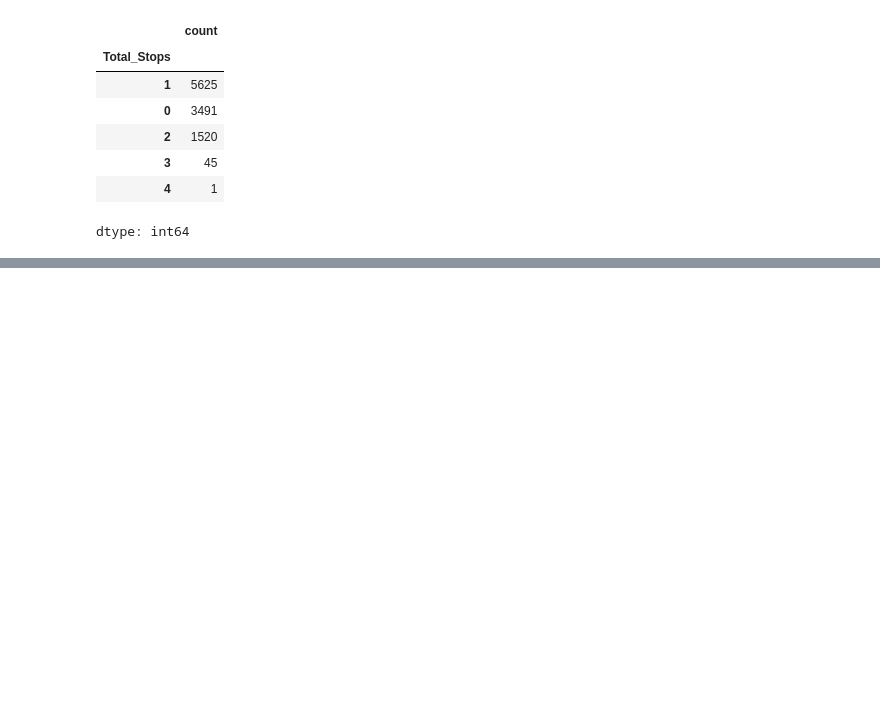
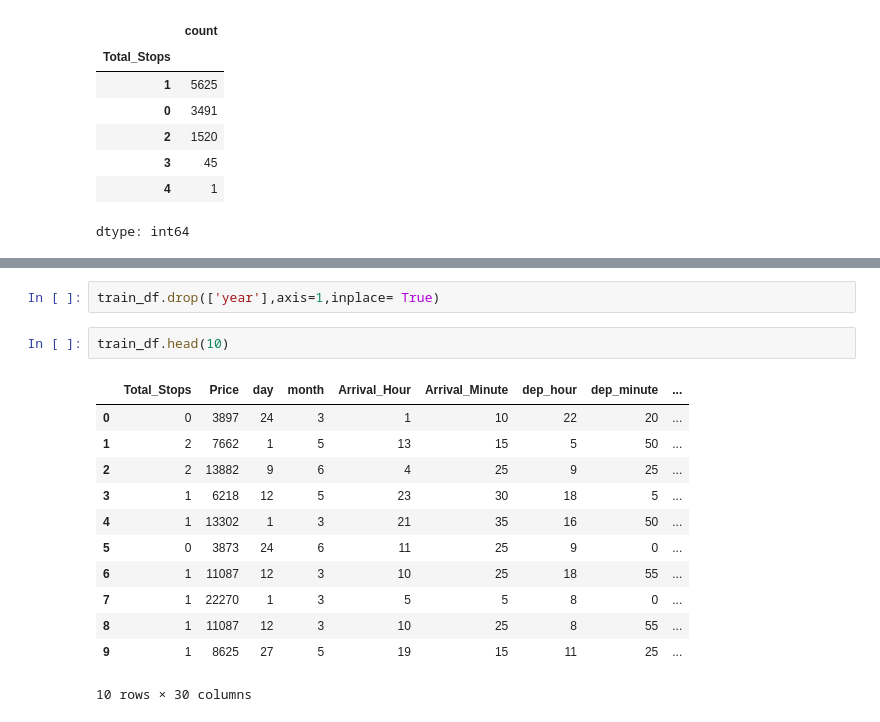
Before and after one commit to vinodvicki/Flight-Flare-predictions-, a Jupyter notebook: Untitled6.ipynb, the cells around one changed output, grey strips where cells are left out. Saved outputs shown, nothing was run; the diff lists cells and outputs as text; blank space fills up the shorter version.

```diff
--- a/Untitled6.ipynb
+++ b/Untitled6.ipynb
@@ -275,0 +295,17 @@ pd.get_dummies(train_df['Airline'],train_df['Destination'], train_df['Source'] ,
+# %%
+train_df.drop(['year'],axis=1,inplace= True)
+# %%
+train_df.head(10)
+# %% [output]
+|  | Total_Stops | Price | day | month | Arrival_Hour | Arrival_Minute | dep_hour | dep_minute | ... |
+| 0 | 0 | 3897 | 24 | 3 | 1 | 10 | 22 | 20 | ... |
+| 1 | 2 | 7662 | 1 | 5 | 13 | 15 | 5 | 50 | ... |
+| 2 | 2 | 13882 | 9 | 6 | 4 | 25 | 9 | 25 | ... |
+| 3 | 1 | 6218 | 12 | 5 | 23 | 30 | 18 | 5 | ... |
+| 4 | 1 | 13302 | 1 | 3 | 21 | 35 | 16 | 50 | ... |
+| 5 | 0 | 3873 | 24 | 6 | 11 | 25 | 9 | 0 | ... |
+| 6 | 1 | 11087 | 12 | 3 | 10 | 25 | 18 | 55 | ... |
+| 7 | 1 | 22270 | 1 | 3 | 5 | 5 | 8 | 0 | ... |
+| 8 | 1 | 11087 | 12 | 3 | 10 | 25 | 8 | 55 | ... |
+| 9 | 1 | 8625 | 27 | 5 | 19 | 15 | 11 | 25 | ... |
+10 rows × 30 columns
```
Also changed, not shown: parts of 23 cells of this notebook.
